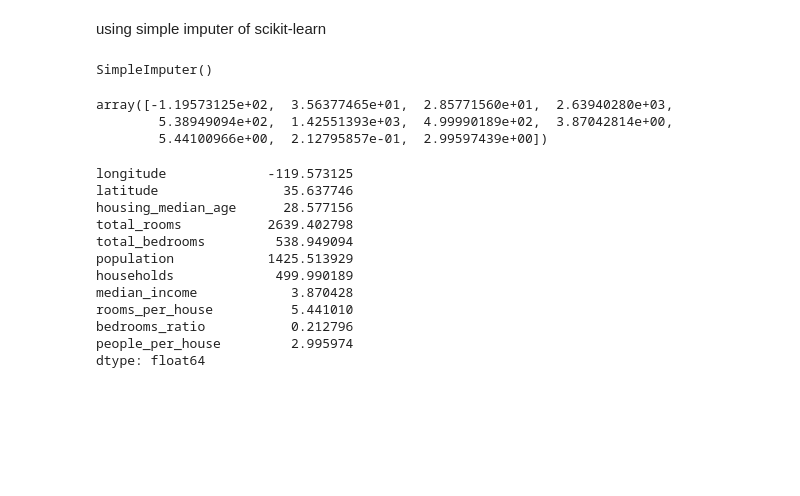
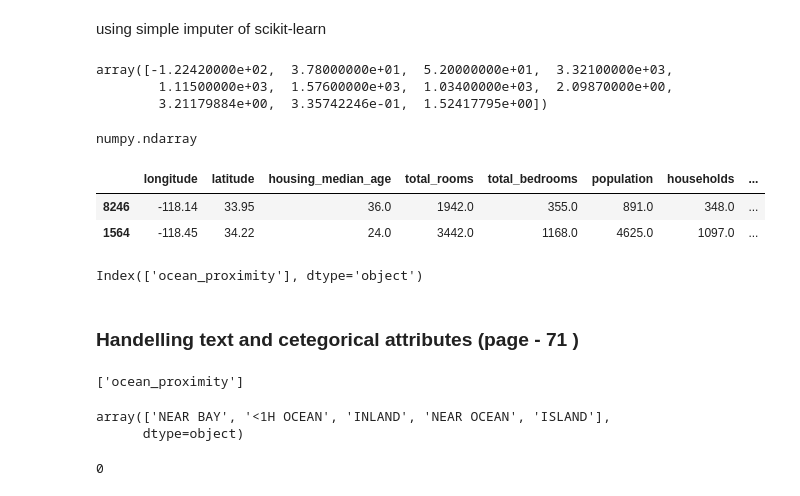
Before and after one commit to ujjwal-basnet/Hands-on-Machine-Learning-with-Scikit-Learn-Keras-and-TensorFlow, a Jupyter notebook: end-to-end-ml-project/code.ipynb, the cells around one changed output. Cells and saved outputs as stored; diff of their text form; code cells hidden in the pictures; blank space fills up the shorter version.

Commit message:
handel text and categorical attribute (71-75)

```diff
--- a/end-to-end-ml-project/code.ipynb
+++ b/end-to-end-ml-project/code.ipynb
@@ -474,26 +477,50 @@ housing_num = housing.select_dtypes(include = [np.number])
-# %%
-#fit imputer instance to tranning data
-imputer.fit(housing_num)
-# %% [output]
-SimpleImputer()
-# %%
-imputer.statistics_
-# %% [output]
-array([-1.19573125e+02,  3.56377465e+01,  2.85771560e+01,  2.63940280e+03,
-        5.38949094e+02,  1.42551393e+03,  4.99990189e+02,  3.87042814e+00,
-        5.44100966e+00,  2.12795857e-01,  2.99597439e+00])
+# %%
+#fit imputer instance to tranning data
+housing_num = imputer.fit_transform(housing_num )
+
+#for median
+imputer1 = SimpleImputer(strategy= 'median')
+housing_num1 = imputer1.fit_transform(housing_num1)
+
+#fitting by most_frequent
+imputer2 = SimpleImputer(strategy = 'most_frequent' )
+housing_num2 = imputer2.fit_transform(housing_num2 )
 # %%
-housing_num.mean()
+housing_num[0 , :]
 # %% [output]
-longitude             -119.573125
-latitude                35.637746
-housing_median_age      28.577156
-total_rooms           2639.402798
-total_bedrooms         538.949094
-population            1425.513929
-households             499.990189
-median_income            3.870428
-rooms_per_house          5.441010
-bedrooms_ratio           0.212796
-people_per_house         2.995974
-dtype: float64
+array([-1.22420000e+02,  3.78000000e+01,  5.20000000e+01,  3.32100000e+03,
+        1.11500000e+03,  1.57600000e+03,  1.03400000e+03,  2.09870000e+00,
+        3.21179884e+00,  3.35742246e-01,  1.52417795e+00])
+# %%
+type(housing_num)
+# %% [output]
+numpy.ndarray
+# %%
+#scikit learn transformers output -> when they are fed pandas data frame thus we need to again create into dataframe using same columns names
+housing_num_df = pd.DataFrame(housing_num , columns=(housing.select_dtypes(include = np.number)).columns)
+housing_num_df.sample(2)
+# %% [output]
+|  | longitude | latitude | housing_median_age | total_rooms | total_bedrooms | population | households | ... |
+| 8246 | -118.14 | 33.95 | 36.0 | 1942.0 | 355.0 | 891.0 | 348.0 | ... |
+| 1564 | -118.45 | 34.22 | 24.0 | 3442.0 | 1168.0 | 4625.0 | 1097.0 | ... |
+# %%
+(housing.select_dtypes(include='object')).columns
+# %% [output]
+Index(['ocean_proximity'], dtype='object')
+# %% [markdown]
+### Handelling text and cetegorical attributes (page - 71 )
+# %%
+obj_colums = list((housing.select_dtypes(include = ['object'])).columns)
+obj_colums # we only have one obj data types that is ocean_proximity
+# %% [output]
+['ocean_proximity']
+# %%
+housing['ocean_proximity'].unique() #looks like it is categoriacal dataset
+# %% [output]
+array(['NEAR BAY', '<1H OCEAN', 'INLAND', 'NEAR OCEAN', 'ISLAND'],
+      dtype=object)
+# %%
+#CHECK FOR NULL VALUES
+housing.ocean_proximity.isnull().sum()
+# %% [output]
+0
```
Also changed, not shown: parts of 18 cells of this notebook.
